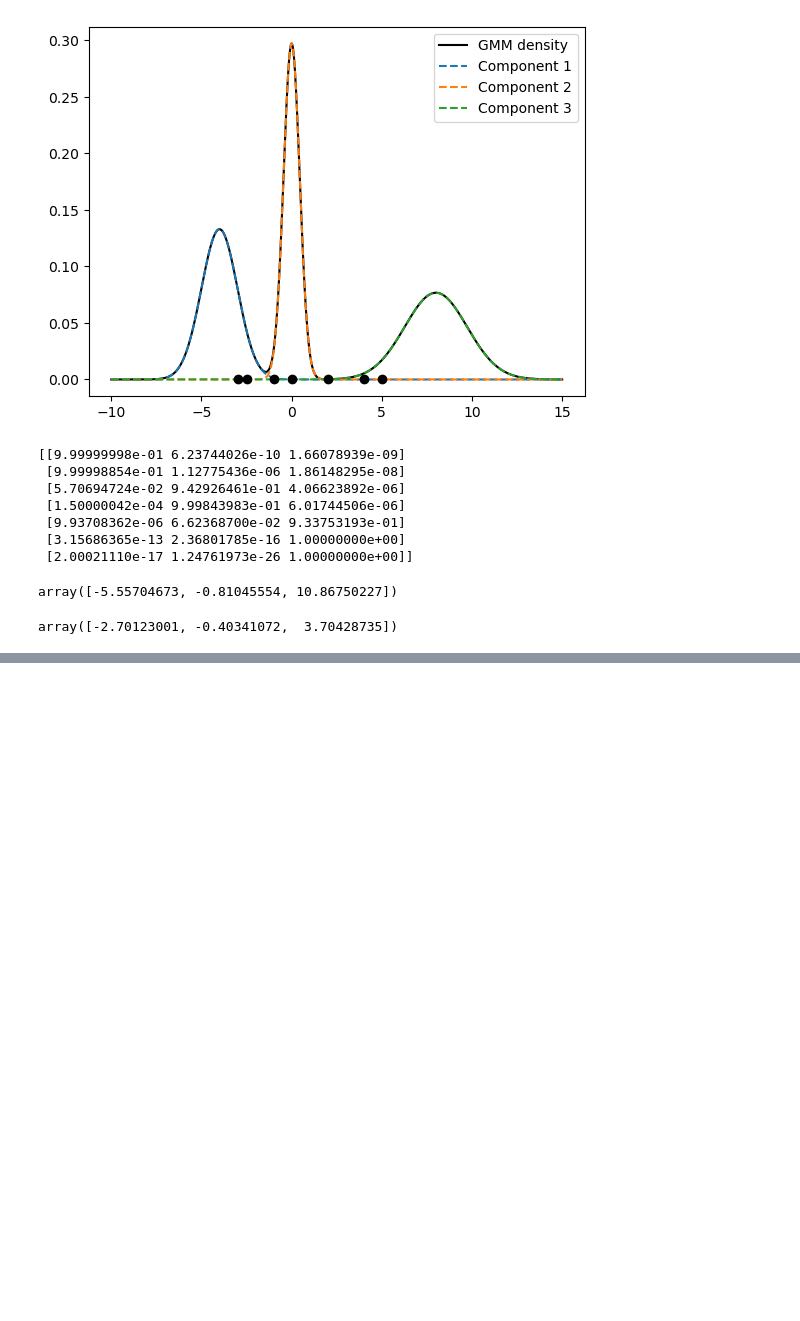
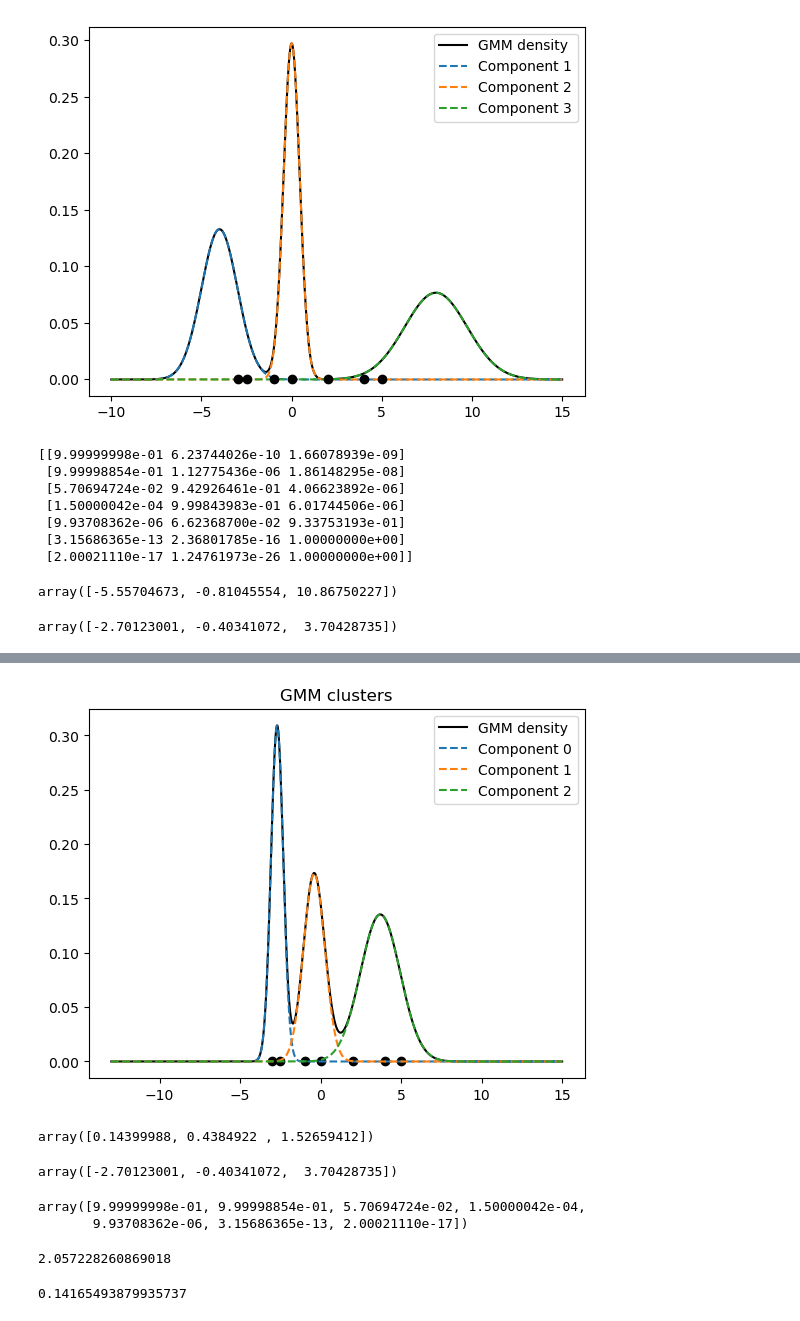
Before and after one commit to SHlee-TDA/Statistics, a Jupyter notebook: EM_algorithm/EM_algorithm.ipynb, the cells around one changed output, grey strips where cells are left out. Drawn from its saved outputs; the diff is of its cells as text; code cells hidden in the pictures; blank space fills up the shorter version.

```diff
--- a/EM_algorithm/EM_algorithm.ipynb
+++ b/EM_algorithm/EM_algorithm.ipynb
@@ -96,0 +186,31 @@ plt.legend()
+# %%
+EM.plot()
+# %% [output]
+[figure, added]
+# %%
+MU_ = update_mean(X, MU, SIGMA, PI)
+X0 = X - MU_[0]
+X1 = X - MU_[1]
+X2 = X - MU_[2]
+new_data = np.array([X0, X1, X2])
+np.array([(new_data[i]*new_data[i])@Res[:,i] for i in range(3)])/Res.sum(axis = 0)
+# %% [output]
+array([0.14399988, 0.4384922 , 1.52659412])
+# %%
+MU_
+# %% [output]
+array([-2.70123001, -0.40341072,  3.70428735])
+# %%
+r0 = Res[:,0]
+r0
+# %% [output]
+array([9.99999998e-01, 9.99998854e-01, 5.70694724e-02, 1.50000042e-04,
+       9.93708362e-06, 3.15686365e-13, 2.00021110e-17])
+# %%
+r0.sum()
+# %% [output]
+2.057228260869018
+# %%
+(np.inner(X0*X0, r0)/r0.sum())
+# %% [output]
+0.14165493879935737
```
Also changed, not shown: parts of 21 cells of this notebook, 2 other files.
